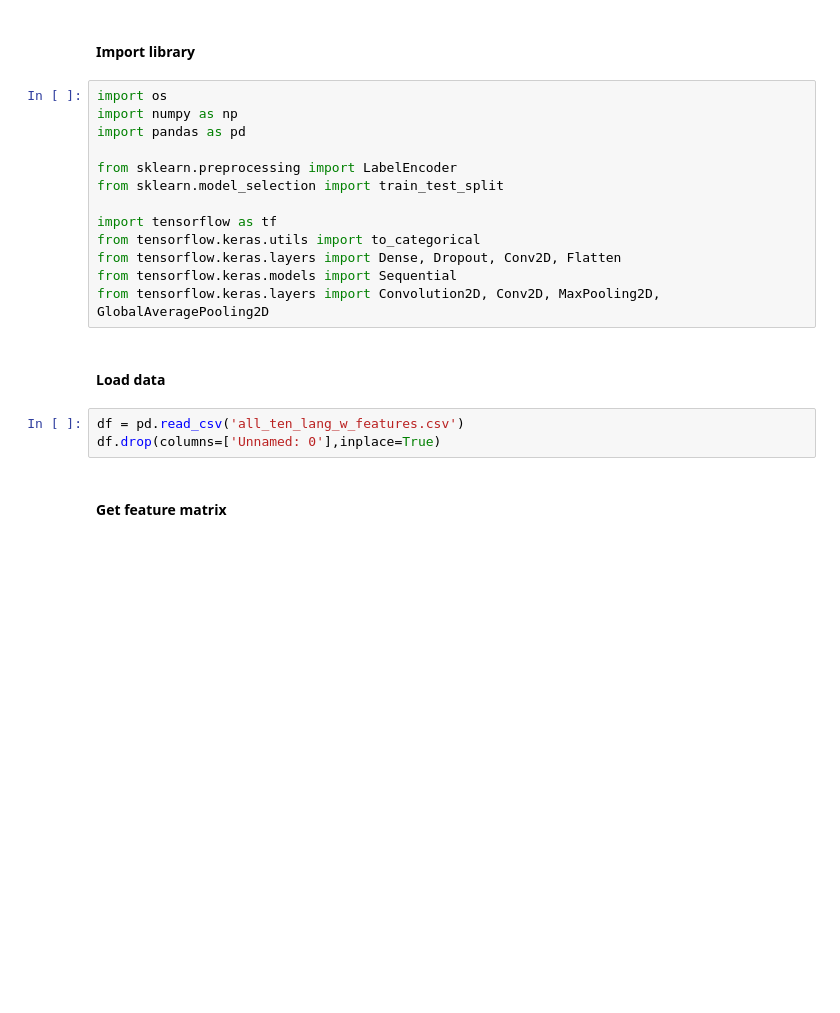
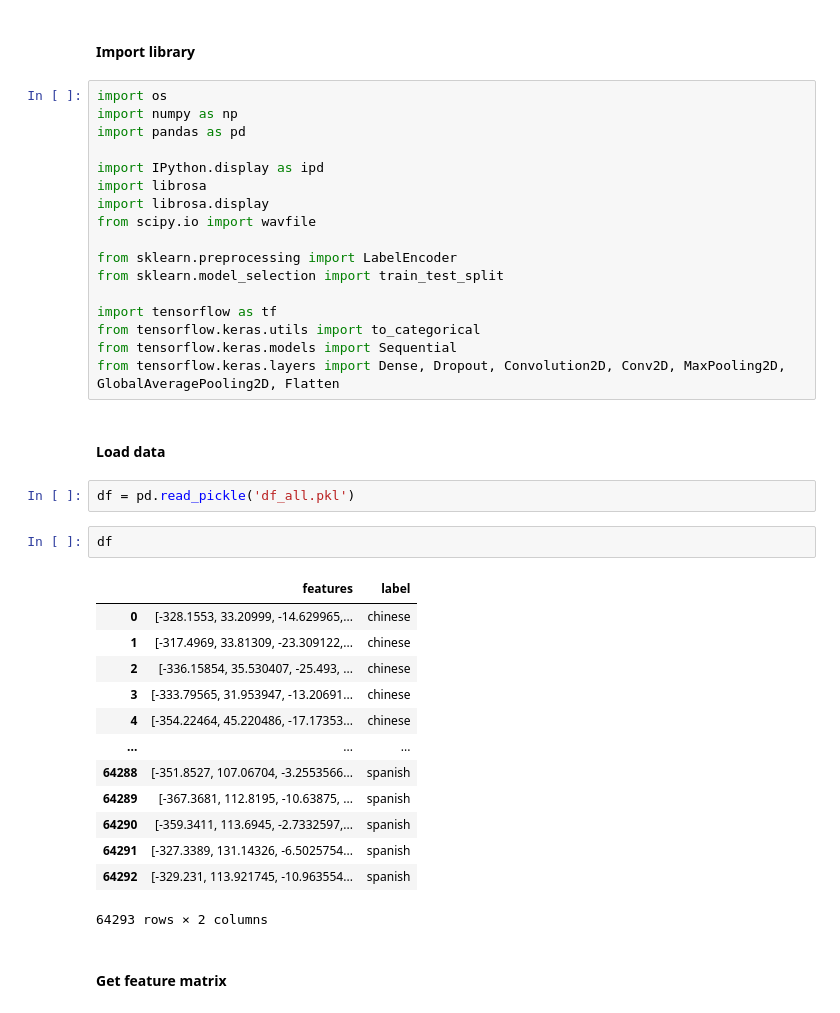
Before and after one commit to tchleung/lost_in_translation, a Jupyter notebook: nb/04_tensorflow_model.ipynb, the cells around one changed output. Saved outputs shown, nothing was run; the diff lists cells and outputs as text; blank space fills up the shorter version.

```diff
--- a/nb/04_tensorflow_model.ipynb
+++ b/nb/04_tensorflow_model.ipynb
@@ -9,20 +9,39 @@
 import os
 import numpy as np
 import pandas as pd
+
+import IPython.display as ipd
+import librosa
+import librosa.display
+from scipy.io import wavfile
 
 from sklearn.preprocessing import LabelEncoder
 from sklearn.model_selection import train_test_split
 
 import tensorflow as tf
 from tensorflow.keras.utils import to_categorical
-from tensorflow.keras.layers import Dense, Dropout, Conv2D, Flatten
 from tensorflow.keras.models import Sequential
-from tensorflow.keras.layers import Convolution2D, Conv2D, MaxPooling2D, GlobalAveragePooling2D
+from tensorflow.keras.layers import Dense, Dropout, Convolution2D, Conv2D, MaxPooling2D, GlobalAveragePooling2D, Flatten
 # %% [markdown]
 #### Load data
-# %%
-df = pd.read_csv('all_ten_lang_w_features.csv')
-df.drop(columns=['Unnamed: 0'],inplace=True)
+# %%
+df = pd.read_pickle('df_all.pkl')
+# %%
+df
+# %% [output]
+|  | features | label |
+| 0 | [-328.1553, 33.20999, -14.629965,... | chinese |
+| 1 | [-317.4969, 33.81309, -23.309122,... | chinese |
+| 2 | [-336.15854, 35.530407, -25.493, ... | chinese |
+| 3 | [-333.79565, 31.953947, -13.20691... | chinese |
+| 4 | [-354.22464, 45.220486, -17.17353... | chinese |
+| ... | ... | ... |
+| 64288 | [-351.8527, 107.06704, -3.2553566... | spanish |
+| 64289 | [-367.3681, 112.8195, -10.63875, ... | spanish |
+| 64290 | [-359.3411, 113.6945, -2.7332597,... | spanish |
+| 64291 | [-327.3389, 131.14326, -6.5025754... | spanish |
+| 64292 | [-329.231, 113.921745, -10.963554... | spanish |
+64293 rows × 2 columns
 # %% [markdown]
 #### Get feature matrix
 # %%
```
Also changed, not shown: parts of 13 cells of this notebook, 5 other files.
